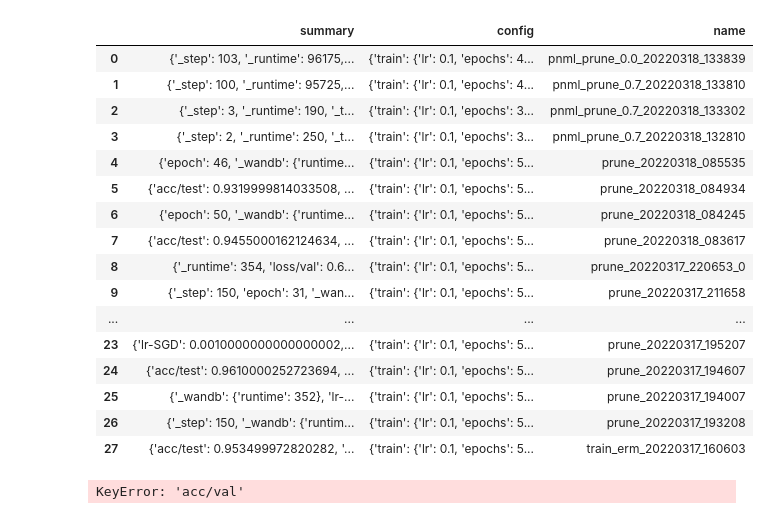
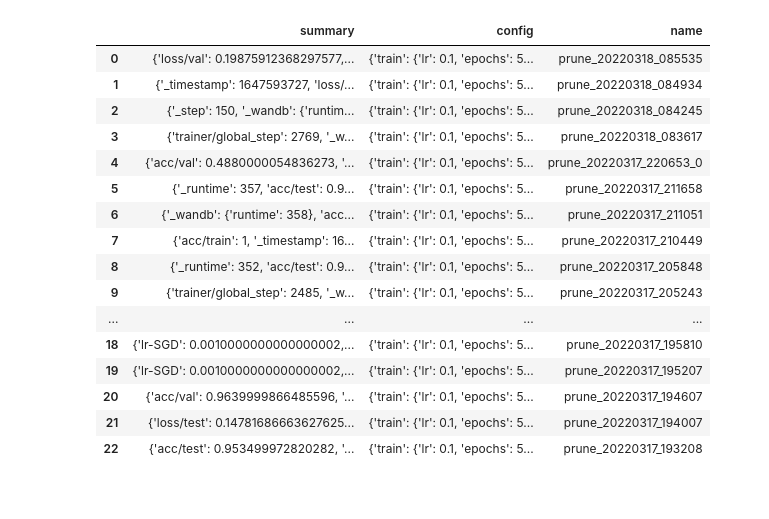
Before and after one commit to kobybibas/pnml_for_dnn, a Jupyter notebook: notebooks/prune_performance.ipynb, the cells around one changed output. Drawn from its saved outputs; the diff is of its cells as text; code cells hidden in the pictures.

```diff
--- a/notebooks/prune_performance.ipynb
+++ b/notebooks/prune_performance.ipynb
@@ -14,45 +14,47 @@ runs = api.runs("kobybibas/pnml_for_dnn")
 # %%
 summary_list, config_list, name_list = [], [], []
 for run in runs:
+
+    if not run.name.startswith('prune_2022'):
+        continue
+
     # .summary contains the output keys/values for metrics like accuracy.
     #  We call ._json_dict to omit large files
     summary_list.append(run.summary._json_dict)
 
     # .config contains the hyperparameters.
     #  We remove special values that start with _.
     config_list.append({k: v for k, v in run.config.items() if not k.startswith("_")})
 
     # .name is the human-readable name of the run.
     name_list.append(run.name)
 
 runs_df = pd.DataFrame(
     {"summary": summary_list, "config": config_list, "name": name_list}
 )
 runs_df
 # %% [output]
 |  | summary | config | name |
-| 0 | {'_step': 103, '_runtime': 96175,... | {'train': {'lr': 0.1, 'epochs': 4... | pnml_prune_0.0_20220318_133839 |
-| 1 | {'_step': 100, '_runtime': 95725,... | {'train': {'lr': 0.1, 'epochs': 4... | pnml_prune_0.7_20220318_133810 |
-| 2 | {'_step': 3, '_runtime': 190, '_t... | {'train': {'lr': 0.1, 'epochs': 3... | pnml_prune_0.7_20220318_133302 |
-| 3 | {'_step': 2, '_runtime': 250, '_t... | {'train': {'lr': 0.1, 'epochs': 3... | pnml_prune_0.7_20220318_132810 |
-| 4 | {'epoch': 46, '_wandb': {'runtime... | {'train': {'lr': 0.1, 'epochs': 5... | prune_20220318_085535 |
-| 5 | {'acc/test': 0.9319999814033508, ... | {'train': {'lr': 0.1, 'epochs': 5... | prune_20220318_084934 |
-| 6 | {'epoch': 50, '_wandb': {'runtime... | {'train': {'lr': 0.1, 'epochs': 5... | prune_20220318_084245 |
-| 7 | {'acc/test': 0.9455000162124634, ... | {'train': {'lr': 0.1, 'epochs': 5... | prune_20220318_083617 |
-| 8 | {'_runtime': 354, 'loss/val': 0.6... | {'train': {'lr': 0.1, 'epochs': 5... | prune_20220317_220653_0 |
-| 9 | {'_step': 150, 'epoch': 31, '_wan... | {'train': {'lr': 0.1, 'epochs': 5... | prune_20220317_211658 |
+| 0 | {'loss/val': 0.19875912368297577,... | {'train': {'lr': 0.1, 'epochs': 5... | prune_20220318_085535 |
+| 1 | {'_timestamp': 1647593727, 'loss/... | {'train': {'lr': 0.1, 'epochs': 5... | prune_20220318_084934 |
+| 2 | {'_step': 150, '_wandb': {'runtim... | {'train': {'lr': 0.1, 'epochs': 5... | prune_20220318_084245 |
+| 3 | {'trainer/global_step': 2769, '_w... | {'train': {'lr': 0.1, 'epochs': 5... | prune_20220318_083617 |
+| 4 | {'acc/val': 0.4880000054836273, '... | {'train': {'lr': 0.1, 'epochs': 5... | prune_20220317_220653_0 |
+| 5 | {'_runtime': 357, 'acc/test': 0.9... | {'train': {'lr': 0.1, 'epochs': 5... | prune_20220317_211658 |
+| 6 | {'_wandb': {'runtime': 358}, 'acc... | {'train': {'lr': 0.1, 'epochs': 5... | prune_20220317_211051 |
+| 7 | {'acc/train': 1, '_timestamp': 16... | {'train': {'lr': 0.1, 'epochs': 5... | prune_20220317_210449 |
+| 8 | {'_runtime': 352, 'acc/test': 0.9... | {'train': {'lr': 0.1, 'epochs': 5... | prune_20220317_205848 |
+| 9 | {'trainer/global_step': 2485, '_w... | {'train': {'lr': 0.1, 'epochs': 5... | prune_20220317_205243 |
 | ... | ... | ... | ... |
-| 23 | {'lr-SGD': 0.0010000000000000002,... | {'train': {'lr': 0.1, 'epochs': 5... | prune_20220317_195207 |
-| 24 | {'acc/test': 0.9610000252723694, ... | {'train': {'lr': 0.1, 'epochs': 5... | prune_20220317_194607 |
-| 25 | {'_wandb': {'runtime': 352}, 'lr-... | {'train': {'lr': 0.1, 'epochs': 5... | prune_20220317_194007 |
-| 26 | {'_step': 150, '_wandb': {'runtim... | {'train': {'lr': 0.1, 'epochs': 5... | prune_20220317_193208 |
-| 27 | {'acc/test': 0.953499972820282, '... | {'train': {'lr': 0.1, 'epochs': 5... | train_erm_20220317_160603 |
+| 18 | {'lr-SGD': 0.0010000000000000002,... | {'train': {'lr': 0.1, 'epochs': 5... | prune_20220317_195810 |
+| 19 | {'lr-SGD': 0.0010000000000000002,... | {'train': {'lr': 0.1, 'epochs': 5... | prune_20220317_195207 |
+| 20 | {'acc/val': 0.9639999866485596, '... | {'train': {'lr': 0.1, 'epochs': 5... | prune_20220317_194607 |
+| 21 | {'loss/test': 0.14781686663627625... | {'train': {'lr': 0.1, 'epochs': 5... | prune_20220317_194007 |
+| 22 | {'acc/test': 0.953499972820282, '... | {'train': {'lr': 0.1, 'epochs': 5... | prune_20220317_193208 |
 # %%
 runs_df['prune_amount'] = runs_df['config'].apply(lambda d: d['prune_amount'] if 'prune_amount' in d else 0 )
 runs_df['acc_val'] = runs_df['summary'].apply(lambda d: d['acc/val'])
 runs_df['acc_test'] = runs_df['summary'].apply(lambda d: d['acc/test'] if 'acc/test' in d else None )
-# %% [output]
-KeyError: 'acc/val'
 # %%
 runs_df = runs_df.sort_values(by='prune_amount')
 runs_df.head()
```
Also changed, not shown: parts of 2 cells of this notebook, 7 other files.
